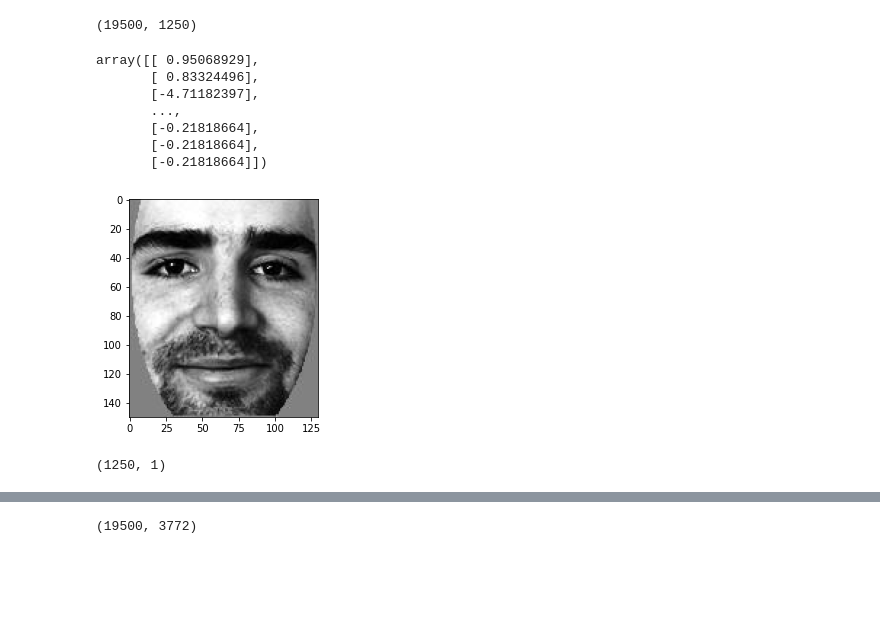
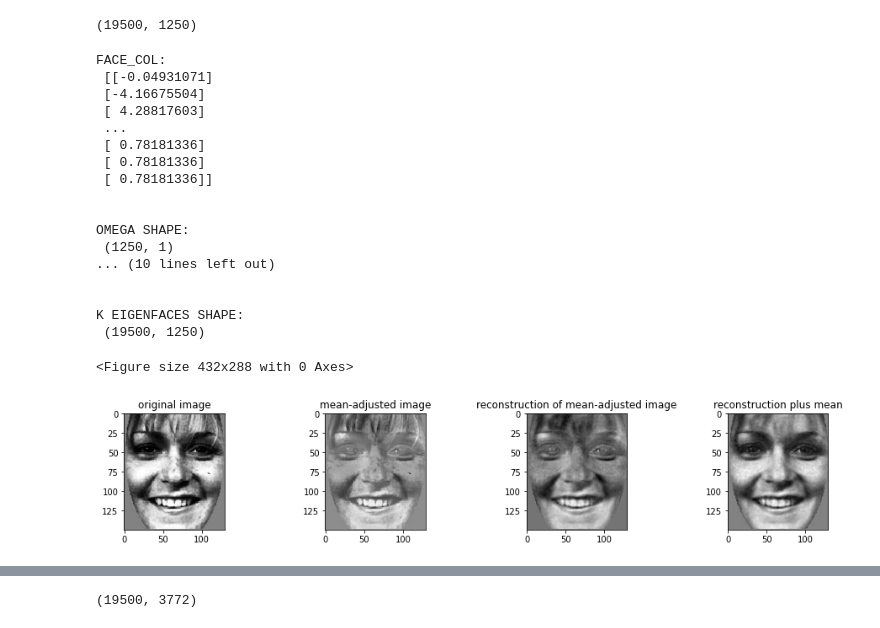
Before and after one commit to ttrapaid/facerecognition, a Jupyter notebook: pca.ipynb, the cells around one changed output, grey strips where cells are left out. Drawn from its saved outputs; the diff is of its cells as text; code cells hidden in the pictures; blank space fills up the shorter version.

Commit message:
finished up notebook, added results

```diff
--- a/pca.ipynb
+++ b/pca.ipynb
@@ -200,25 +197,66 @@ k_eigenfaces.shape
 # %% [output]
 (19500, 1250)
 # %%
-random_test_filename = random.choice(os.listdir('StarterFiles/Test1'))
-rand_face = img.imread('StarterFiles/Test1/' + random_test_filename)
+# grab a random face from the test faces
+
+random_test_filename1, random_test_filename2 = np.random.choice(os.listdir('StarterFiles/Test1'), size=2, replace=False)
+rand_face = img.imread('StarterFiles/Test1/' + random_test_filename1)
 plt.figure()
-plt.imshow(rand_face,cmap='gray')
 rand_flat_face = rand_face.flatten()
 mean_adj_rand_face = rand_flat_face - mean
 face_col = mean_adj_rand_face.reshape(-1,1)
-face_col
+print("FACE_COL:\n", face_col, "\n\n")
+
+omega = k_eigenfaces.T @ face_col
+print("OMEGA SHAPE:\n", omega.shape, "\n\n")
+print("OMEGA:\n", omega, "\n\n")
+print("K EIGENFACES SHAPE:\n", k_eigenfaces.shape, "\n\n")
+
+# confirming we can mostly reconstruct a random face using k eigvecs
+
+fig = plt.figure(figsize=[15,15])
+fig.subplots_adjust(hspace=1,wspace=1)
+plt.subplot(1,4,1)
+plt.title('original image')
+plt.imshow(rand_face,cmap='gray')
+
+expected_face = mean_adj_rand_face.reshape(150,130)
+# plt.figure()
+plt.subplot(1,4,2)
+plt.title('mean-adjusted image')
+plt.imshow(expected_face,cmap='gray')
+
+reconstruction = (k_eigenfaces @ omega).reshape(150,130)
+# plt.figure()
+plt.subplot(1,4,3)
+plt.title('reconstruction of mean-adjusted image')
+plt.imshow(reconstruction,cmap='gray')
+
+reconstruction_plus_mean = reconstruction + MEANFACE
+# plt.figure()
+plt.subplot(1,4,4)
+plt.title('reconstruction plus mean')
+plt.imshow(reconstruction_plus_mean,cmap='gray')
+
+output_dir = "results/k_eigenvector_reconstruction_" + random_test_filename1
+plt.savefig(output_dir)
 # %% [output]
-array([[ 0.95068929],
-       [ 0.83324496],
-       [-4.71182397],
-       ...,
-       [-0.21818664],
-       [-0.21818664],
-       [-0.21818664]])
+FACE_COL:
+ [[-0.04931071]
+ [-4.16675504]
+ [ 4.28817603]
+ ...
+ [ 0.78181336]
+ [ 0.78181336]
+ [ 0.78181336]]
+
+
+OMEGA SHAPE:
+ (1250, 1)
+... (10 lines left out)
+
+
+K EIGENFACES SHAPE:
+ (19500, 1250)
+<Figure size 432x288 with 0 Axes>
-[figure, old version]
+[figure, new version]
-# %%
-omega = k_eigenfaces.T @ face_col
-omega.shape
-# %% [output]
-(1250, 1)
```
Also changed, not shown: parts of 30 cells of this notebook, 9 other files.
